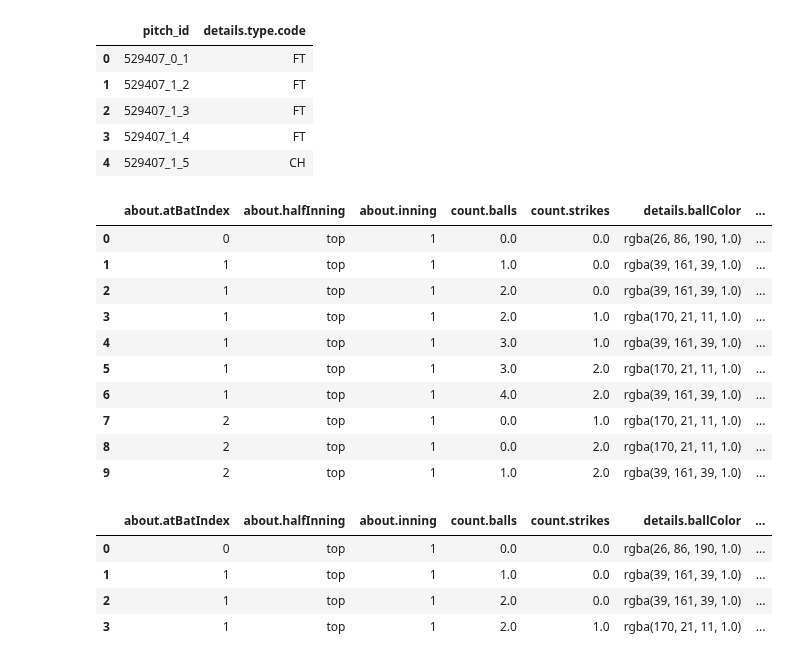
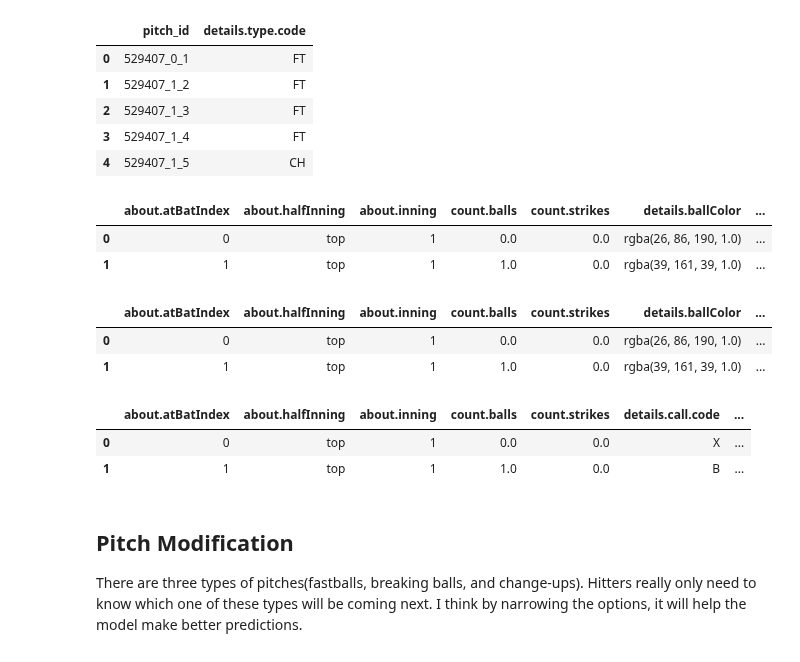
Before and after one commit to ConnorAnderson29/pitch_prediction_model, a Jupyter notebook: eda1.ipynb, the cells around one changed output. Cells and saved outputs as stored; diff of their text form; code cells hidden in the pictures.

```diff
--- a/eda1.ipynb
+++ b/eda1.ipynb
@@ -72,7 +73,7 @@ The marlins has code 146
 The yankees has code 147
 The brewers has code 158
 # %%
-schedule = statsapi.schedule(start_date="03/28/2018", end_date="04/01/2018")
+schedule = statsapi.schedule(start_date="03/28/2018", end_date="09/30/2018")
 # %%
 full = json_normalize(schedule)
 gamepks= full['game_id']
@@ -91,4 +91,4 @@ len(gamepks_2018)
 # %%
-test_pk = gamepks_2018[:6]
+test_pk = gamepks_2018[:500]
 # %%
 pd.set_option('display.max_columns', None)
@@ -211,30 +179,30 @@ pitch_id_df.head()
 # %%
 merged_df = pd.merge(each_pitch, pitch_id_df,how='left', left_on='prior_pitch', right_on='pitch_id')
 # %%
-merged_df.head(10)
+merged_df.head(2)
 # %% [output]
 |  | about.atBatIndex | about.halfInning | about.inning | count.balls | count.strikes | details.ballColor | ... |
 | 0 | 0 | top | 1 | 0.0 | 0.0 | rgba(26, 86, 190, 1.0) | ... |
 | 1 | 1 | top | 1 | 1.0 | 0.0 | rgba(39, 161, 39, 1.0) | ... |
-| 2 | 1 | top | 1 | 2.0 | 0.0 | rgba(39, 161, 39, 1.0) | ... |
-| 3 | 1 | top | 1 | 2.0 | 1.0 | rgba(170, 21, 11, 1.0) | ... |
-| 4 | 1 | top | 1 | 3.0 | 1.0 | rgba(39, 161, 39, 1.0) | ... |
-| 5 | 1 | top | 1 | 3.0 | 2.0 | rgba(170, 21, 11, 1.0) | ... |
-| 6 | 1 | top | 1 | 4.0 | 2.0 | rgba(39, 161, 39, 1.0) | ... |
-| 7 | 2 | top | 1 | 0.0 | 1.0 | rgba(170, 21, 11, 1.0) | ... |
-| 8 | 2 | top | 1 | 0.0 | 2.0 | rgba(170, 21, 11, 1.0) | ... |
-| 9 | 2 | top | 1 | 1.0 | 2.0 | rgba(39, 161, 39, 1.0) | ... |
 # %%
 each_pitch_merged = merged_df
 # %%
 each_pitch_merged = each_pitch_merged.rename({'pitch_id_y': 'previous_pitch_in_ab', 'details.type.code_y': 'previous_pitch_code'}, axis=1)
 # %%
-each_pitch_merged.head(4)
+each_pitch_merged.head(2)
 # %% [output]
 |  | about.atBatIndex | about.halfInning | about.inning | count.balls | count.strikes | details.ballColor | ... |
 | 0 | 0 | top | 1 | 0.0 | 0.0 | rgba(26, 86, 190, 1.0) | ... |
 | 1 | 1 | top | 1 | 1.0 | 0.0 | rgba(39, 161, 39, 1.0) | ... |
-| 2 | 1 | top | 1 | 2.0 | 0.0 | rgba(39, 161, 39, 1.0) | ... |
-| 3 | 1 | top | 1 | 2.0 | 1.0 | rgba(170, 21, 11, 1.0) | ... |
 # %%
 each_pitch_clean = each_pitch_merged.drop(['result.eventType', 'type', 'pitch_id_x', 'previous_pitch_in_ab', 'prior_pitch', 'details.ballColor'], axis=1)
+# %%
+each_pitch_clean.head(2)
+# %% [output]
+|  | about.atBatIndex | about.halfInning | about.inning | count.balls | count.strikes | details.call.code | ... |
+| 0 | 0 | top | 1 | 0.0 | 0.0 | X | ... |
+| 1 | 1 | top | 1 | 1.0 | 0.0 | B | ... |
+# %% [markdown]
+## Pitch Modification
+There are three types of pitches(fastballs, breaking balls, and change-ups).
+Hitters really only need to know which one of these types will be coming next. I think by narrowing the options, it will help the model make better predictions.
```
Also changed, not shown: parts of 31 cells of this notebook, 1 other file.
